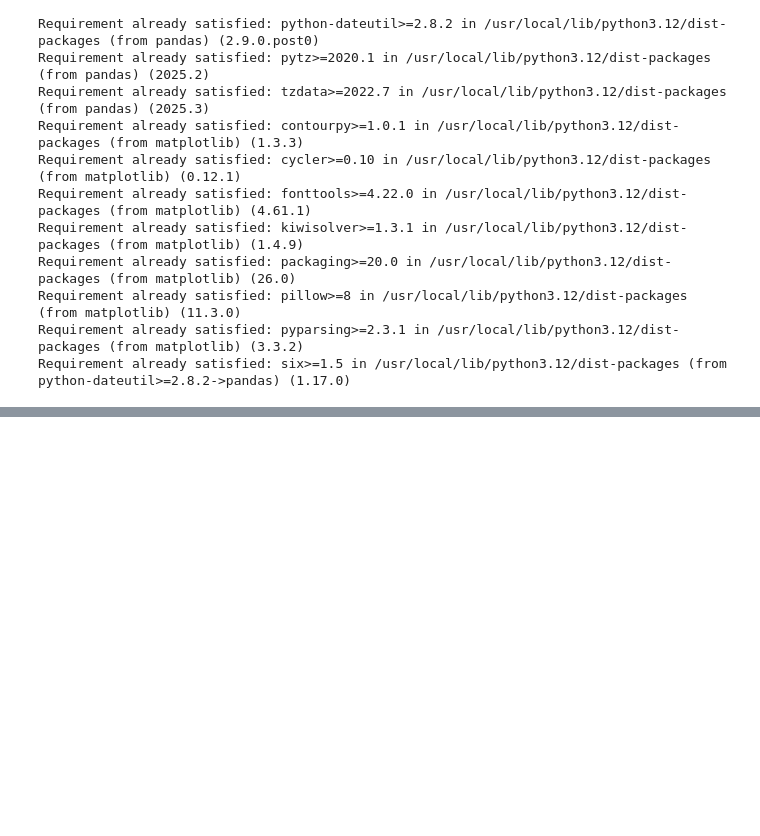
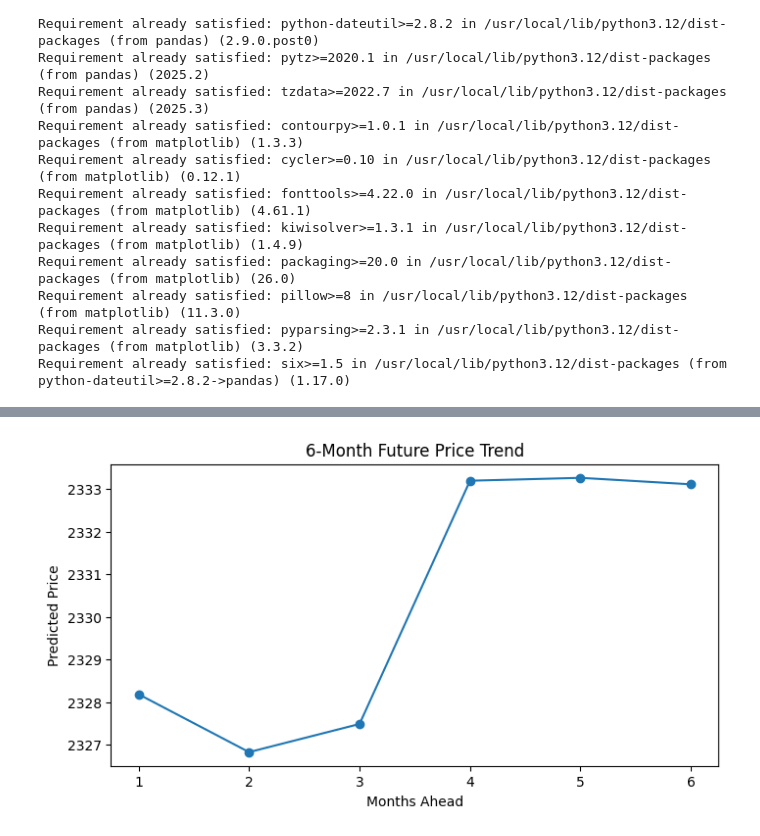
Before and after one commit to Vinayyarakalapudi/miniproject, a Jupyter notebook: price.ipynb, the cells around one changed output, grey strips where cells are left out. Drawn from its saved outputs; the diff is of its cells as text; code cells hidden in the pictures; blank space fills up the shorter version.

```diff
--- a/price.ipynb
+++ b/price.ipynb
@@ -57 +70,3 @@ df = df[(df['Price'] >= Q1 - 1.5*IQR) &
+# %%
+df = df[df['commodity_name'] == "Maize"]
 # %%
@@ -71,13 +88,15 @@ df.head()
 # %%
 features = [
-    'Month',
+    'Month_Number',
+    'Year',
     'Lag1',
     'Lag2',
     'Lag3',
     'Rolling_Mean_3',
     'Rolling_Mean_6',
-    'Rolling_Std_3'
+    'Rolling_Std_3',
+    'Change_Lag1'
 ]
 
 X = df[features]
-y = df['Price']
+y = df['avg_modal_price']
@@ -84,9 +105,12 @@ y = df['Price']
 # %%
 tscv = TimeSeriesSplit(n_splits=5)
 # %%
+from sklearn.ensemble import RandomForestRegressor
+from sklearn.model_selection import GridSearchCV
+
 param_grid = {
-    'n_estimators': [400, 600],
-    'max_depth': [15, 25, None],
+    'n_estimators': [500, 800],
+    'max_depth': [20, None],
     'min_samples_split': [2, 5],
     'min_samples_leaf': [1, 2],
     'max_features': ['sqrt']
@@ -137,12 +167,11 @@ last_row = X.iloc[-1].values.tolist()
 future_prices = []
 
 for i in range(6):
-    pred = best_model.predict([last_row])[0]
-    future_prices.append(pred)
+    prediction = best_model.predict([last_row])[0]
+    future_prices.append(prediction)
 
-    # Update lags dynamically
+    last_row[4] = last_row[3]
     last_row[3] = last_row[2]
-    last_row[2] = last_row[1]
-    last_row[1] = pred
+    last_row[2] = prediction
 
 future_prices
@@ -160,8 +198,10 @@ print("Predicted Trend:", trend)
 # %%
-plt.figure(figsize=(10,5))
+plt.figure(figsize=(8,4))
 plt.plot(range(1,7), future_prices, marker='o')
 plt.title("6-Month Future Price Trend")
-plt.xlabel("Future Months")
+plt.xlabel("Months Ahead")
 plt.ylabel("Predicted Price")
 plt.show()
+# %% [output]
+[figure, added]
 # %%
```
Also changed, not shown: parts of 13 cells of this notebook.
